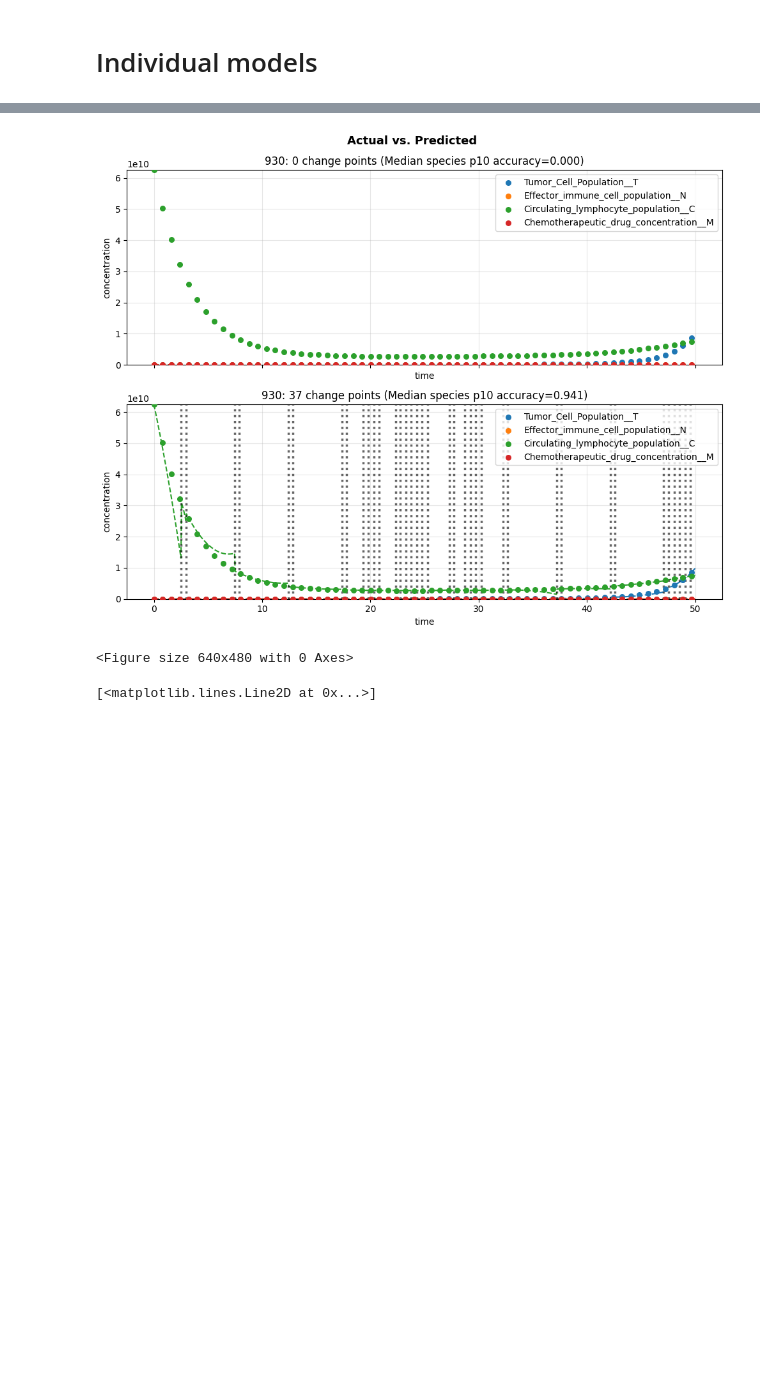
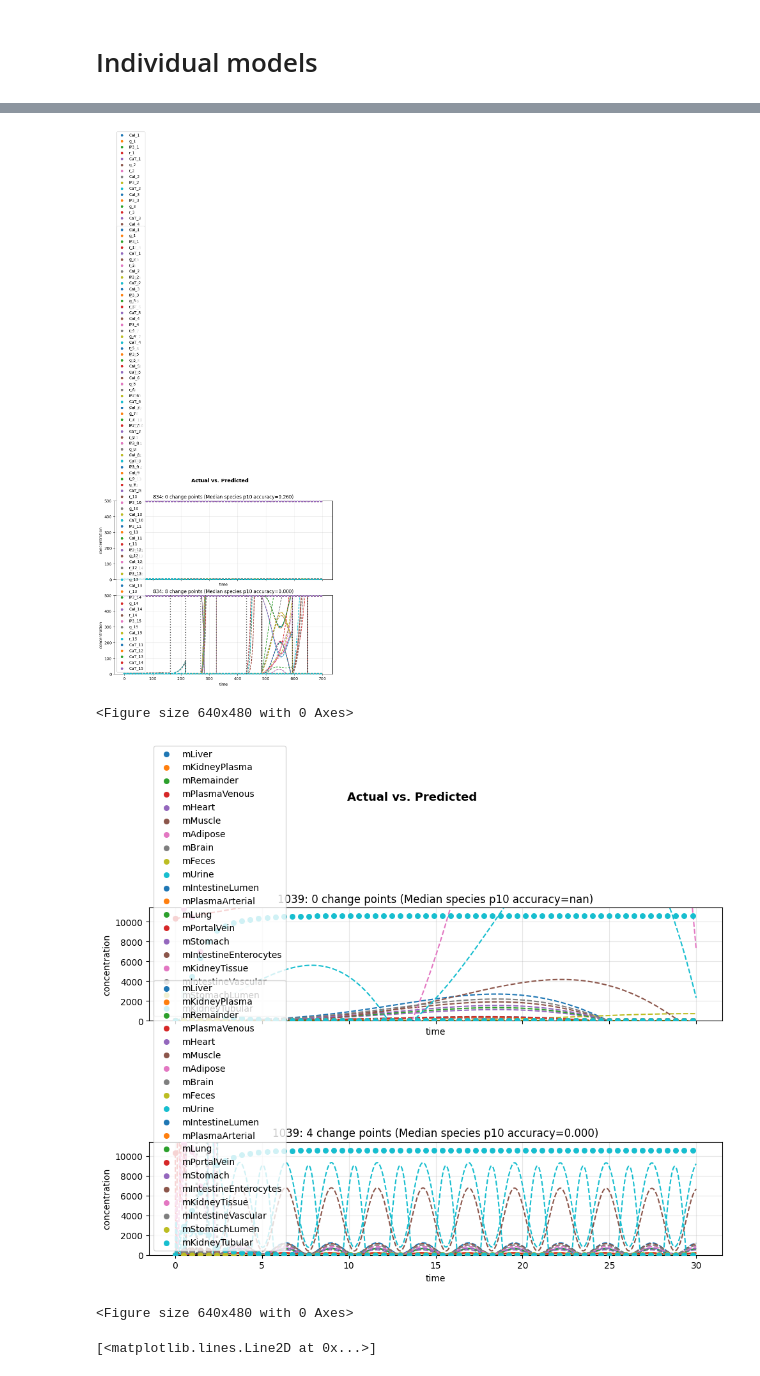
Before and after one commit to ModelEngineering/linearity_analysis, a Jupyter notebook: notebooks/piecewise_predictions.ipynb, the cells around one changed output, grey strips where cells are left out. Drawn from its saved outputs; the diff is of its cells as text; code cells hidden in the pictures; blank space fills up the shorter version.

```diff
--- a/notebooks/piecewise_predictions.ipynb
+++ b/notebooks/piecewise_predictions.ipynb
@@ -62,8 +106,9 @@ NONOSCILLATION_DF
 # %% [markdown]
 # Individual models
 # %%
-#for model_num in [45, 278, 548, 551, 1045, 5, 42]:
-for model_num in [930]:
+#for model_num in [45, 278, 548, 551, 1045, 5, 42, 930]:
+models = [834, 1039]
+for model_num in models:
     model = Model.makeBiomodel(model_num=model_num)
     timecourse = Timecourse(model, num_point =1000)
     df = timecourse.timecourse_df
@@ -87,5 +149,7 @@ for model_num in [930]:
-[figure, old version]
+[figure, new version]
-<Figure size 640x480 with 0 Axes>
+<Figure size 640x480 with 0 Axes>
+[figure, added]
+<Figure size 640x480 with 0 Axes>
 # %%
 # Analysis of model 45. We can fit an exponential to Y or X
 arr = np.linspace(0, 6, 100)
```
Also changed, not shown: parts of 13 cells of this notebook, 8 other files.
